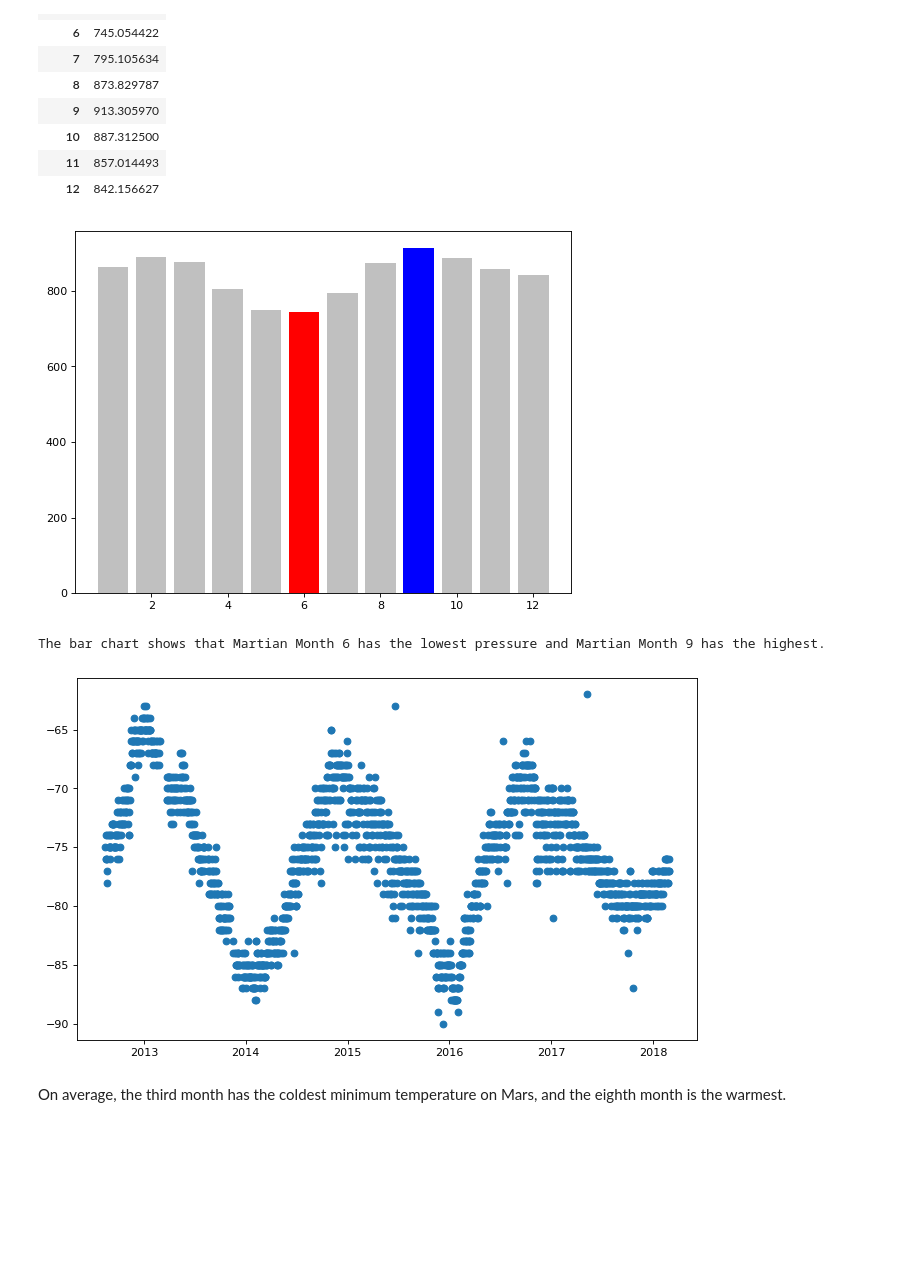
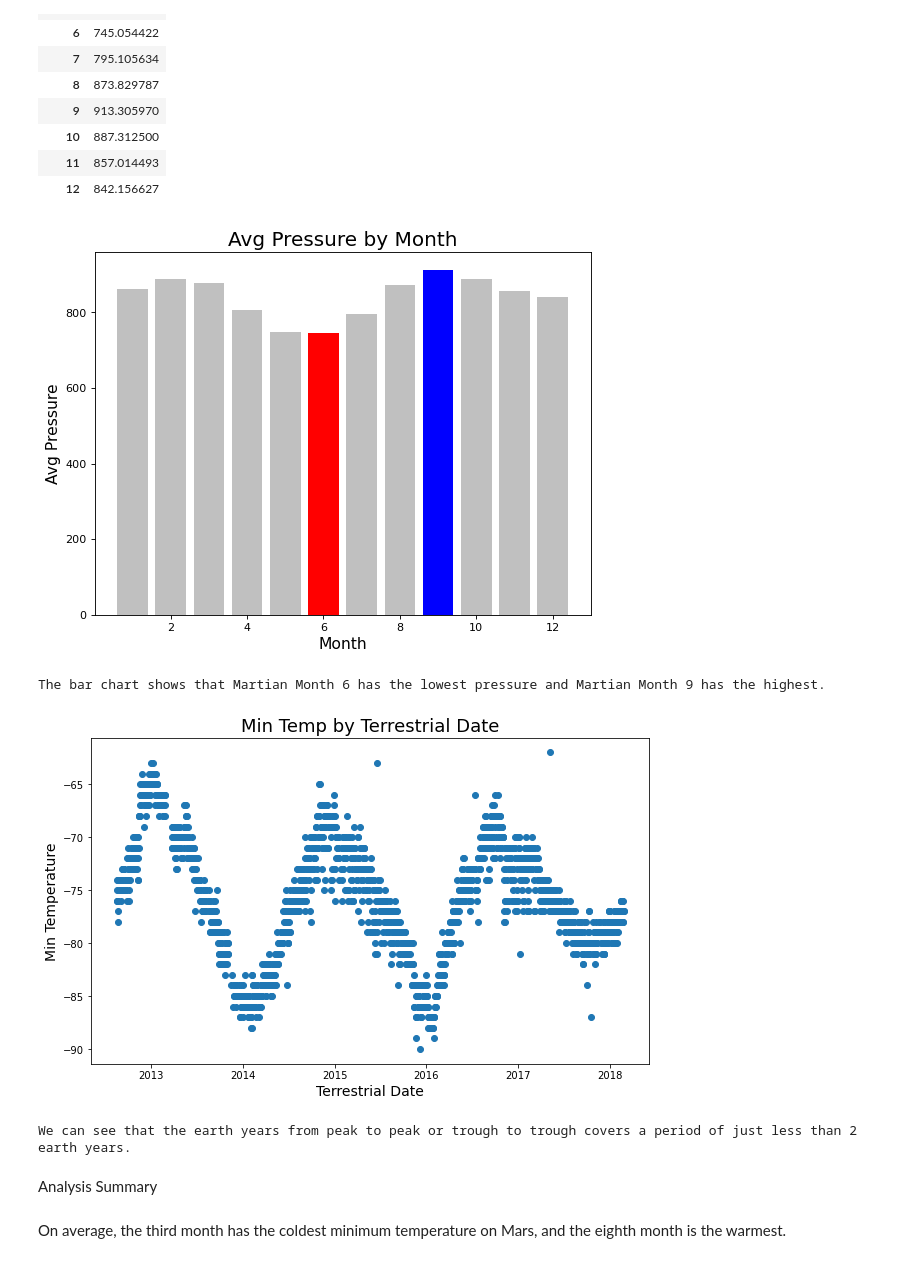
Before and after one commit to christinamberdavis/webscraping-challenge, a Jupyter notebook: part_2_mars_weather.ipynb, the cells around one changed output. Saved outputs shown, nothing was run; the diff lists cells and outputs as text; code cells hidden in the pictures; blank space fills up the shorter version.

```diff
--- a/part_2_mars_weather.ipynb
+++ b/part_2_mars_weather.ipynb
@@ -351,14 +361,17 @@ avg_pressure_df
 # %%
 # Plot the average pressure by month
 y_values = avg_pressure_df['pressure']
 x_values = avg_pressure_df.index
 colors = ['blue' if (x == max(y_values)) else 'red' if (x == min(y_values)) else 'silver' for x in y_values]
 figure(figsize=(8, 6), dpi=80)
+plt.title('Avg Pressure by Month', fontsize=18)
+plt.xlabel('Month', fontsize=14)
+plt.ylabel('Avg Pressure', fontsize=14)
 plt.bar(x_values, y_values, color=colors, width=.8)
 plt.show()
 print(f"The bar chart shows that Martian Month 6 has the lowest pressure and Martian Month 9 has the highest.")
 # %% [output]
-[figure, old version]
+[figure, new version]
 The bar chart shows that Martian Month 6 has the lowest pressure and Martian Month 9 has the highest.
 # %%
 # 5. How many terrestrial (earth) days are there in a Martian year?
@@ -368,11 +381,19 @@ The bar chart shows that Martian Month 6 has the lowest pressure and Martian Mon
 #roughly, there's about 2 earth years for 1 martian year
 x = mars_temp_df2['terrestrial_date']
 y = mars_temp_df2['min_temp']
-figure(figsize=(10, 6), dpi=80)
+figure(figsize=(10, 6))
+plt.title('Min Temp by Terrestrial Date', fontsize=18)
+plt.xlabel('Terrestrial Date', fontsize=14)
+plt.ylabel('Min Temperature', fontsize=14)
 plt.scatter(x, y, alpha=1)
 plt.show()
+
+print(f'We can see that the earth years from peak to peak or trough to trough covers a period of just less than 2 earth years.')
 # %% [output]
-[figure, old version]
+[figure, new version]
+We can see that the earth years from peak to peak or trough to trough covers a period of just less than 2 earth years.
+# %% [markdown]
+Analysis Summary
 # %% [markdown]
 On average, the third month has the coldest minimum temperature on Mars, and the eighth month is the warmest.
 # %% [markdown]
```
Also changed, not shown: parts of 5 cells of this notebook, 3 other files.
